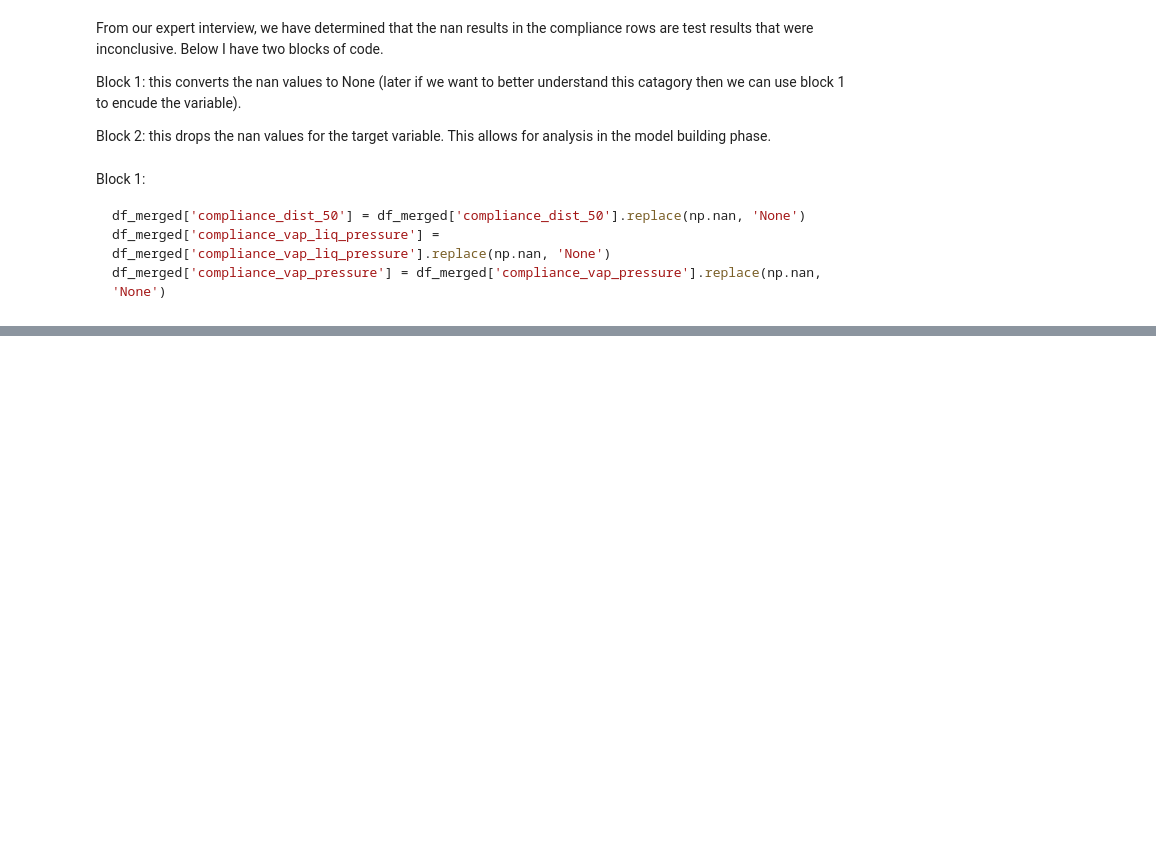
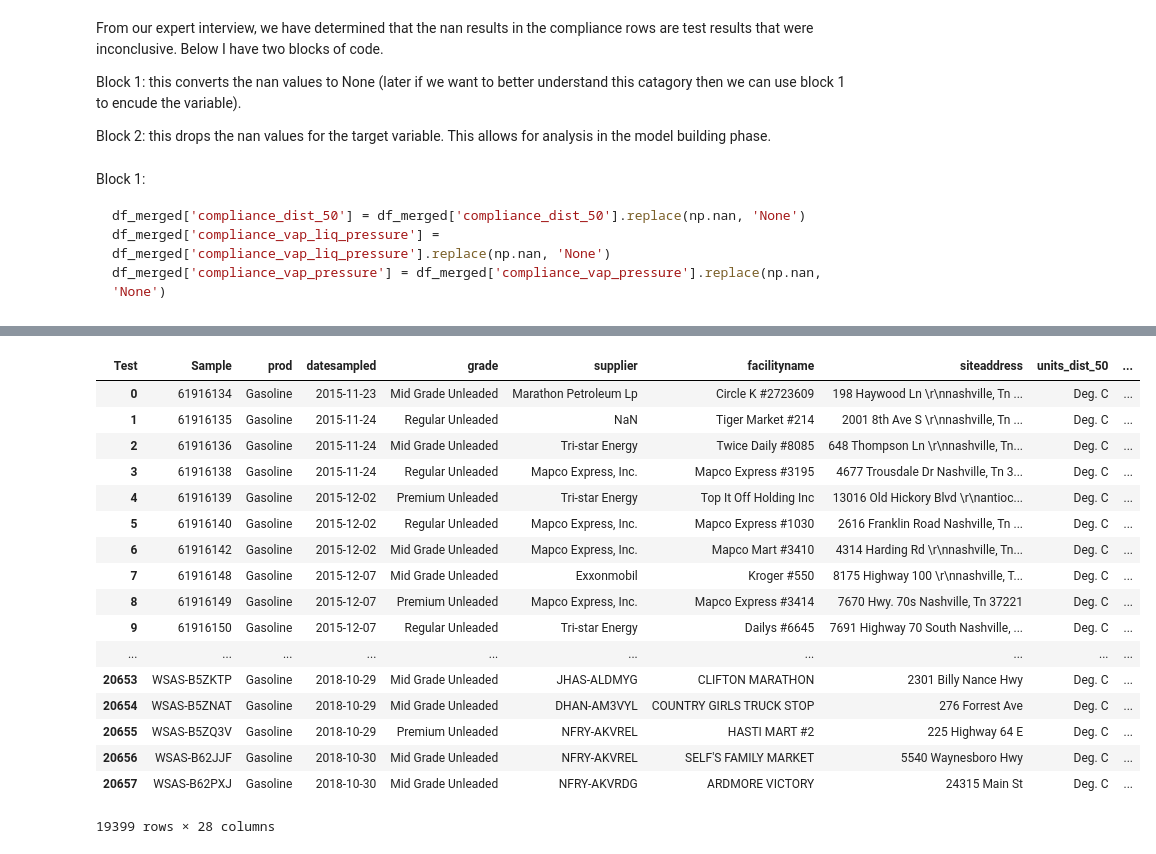
Before and after one commit to mishaberrien/tenessee-fuel-quality-analysis, a Jupyter notebook: notebooks/02_processing/20190729-02-mlb-gasoline-feature-engineering.ipynb, the cells around one changed output, grey strips where cells are left out. Cells and saved outputs as stored; diff of their text form; code cells hidden in the pictures; blank space fills up the shorter version.

```diff
--- a/notebooks/02_processing/20190729-02-mlb-gasoline-feature-engineering.ipynb
+++ b/notebooks/02_processing/20190729-02-mlb-gasoline-feature-engineering.ipynb
@@ -311,0 +378,27 @@ df_merged.dropna(subset=['compliance_vap_liq_pressure'], inplace=True)
+# %%
+df_merged['datesampled_month'] = df_merged['datesampled'].dt.month
+df_merged['datesampled_day'] = df_merged['datesampled'].dt.day
+df_merged['datesampled_month_day'] = df_merged['datesampled_month'].astype('str') + '/' + df_merged['datesampled_day'].astype('str')
+# %%
+df_merged.drop(columns=['datesampled_month', 'datesampled_day'], inplace=True)
+# %%
+df_merged
+# %% [output]
+| Test | Sample | prod | datesampled | grade | supplier | facilityname | siteaddress | units_dist_50 | ... |
+| 0 | 61916134 | Gasoline | 2015-11-23 | Mid Grade Unleaded | Marathon Petroleum Lp | Circle K #2723609 | 198 Haywood Ln \r\nnashville, Tn ... | Deg. C | ... |
+| 1 | 61916135 | Gasoline | 2015-11-24 | Regular Unleaded | NaN | Tiger Market #214 | 2001 8th Ave S \r\nnashville, Tn ... | Deg. C | ... |
+| 2 | 61916136 | Gasoline | 2015-11-24 | Mid Grade Unleaded | Tri-star Energy | Twice Daily #8085 | 648 Thompson Ln \r\nnashville, Tn... | Deg. C | ... |
+| 3 | 61916138 | Gasoline | 2015-11-24 | Regular Unleaded | Mapco Express, Inc. | Mapco Express #3195 | 4677 Trousdale Dr Nashville, Tn 3... | Deg. C | ... |
+| 4 | 61916139 | Gasoline | 2015-12-02 | Premium Unleaded | Tri-star Energy | Top It Off Holding Inc | 13016 Old Hickory Blvd \r\nantioc... | Deg. C | ... |
+| 5 | 61916140 | Gasoline | 2015-12-02 | Regular Unleaded | Mapco Express, Inc. | Mapco Express #1030 | 2616 Franklin Road Nashville, Tn ... | Deg. C | ... |
+| 6 | 61916142 | Gasoline | 2015-12-02 | Mid Grade Unleaded | Mapco Express, Inc. | Mapco Mart #3410 | 4314 Harding Rd \r\nnashville, Tn... | Deg. C | ... |
+| 7 | 61916148 | Gasoline | 2015-12-07 | Mid Grade Unleaded | Exxonmobil | Kroger #550 | 8175 Highway 100 \r\nnashville, T... | Deg. C | ... |
+| 8 | 61916149 | Gasoline | 2015-12-07 | Premium Unleaded | Mapco Express, Inc. | Mapco Express #3414 | 7670 Hwy. 70s Nashville, Tn 37221 | Deg. C | ... |
+| 9 | 61916150 | Gasoline | 2015-12-07 | Regular Unleaded | Tri-star Energy | Dailys #6645 | 7691 Highway 70 South Nashville, ... | Deg. C | ... |
+| ... | ... | ... | ... | ... | ... | ... | ... | ... | ... |
+| 20653 | WSAS-B5ZKTP | Gasoline | 2018-10-29 | Mid Grade Unleaded | JHAS-ALDMYG | CLIFTON MARATHON | 2301 Billy Nance Hwy | Deg. C | ... |
+| 20654 | WSAS-B5ZNAT | Gasoline | 2018-10-29 | Mid Grade Unleaded | DHAN-AM3VYL | COUNTRY GIRLS TRUCK STOP | 276 Forrest Ave | Deg. C | ... |
+| 20655 | WSAS-B5ZQ3V | Gasoline | 2018-10-29 | Premium Unleaded | NFRY-AKVREL | HASTI MART #2 | 225 Highway 64 E | Deg. C | ... |
+| 20656 | WSAS-B62JJF | Gasoline | 2018-10-30 | Mid Grade Unleaded | NFRY-AKVREL | SELF'S FAMILY MARKET | 5540 Waynesboro Hwy | Deg. C | ... |
+| 20657 | WSAS-B62PXJ | Gasoline | 2018-10-30 | Mid Grade Unleaded | NFRY-AKVRDG | ARDMORE VICTORY | 24315 Main St | Deg. C | ... |
+19399 rows × 28 columns
```
Also changed, not shown: parts of 13 cells of this notebook, 1 other file.
